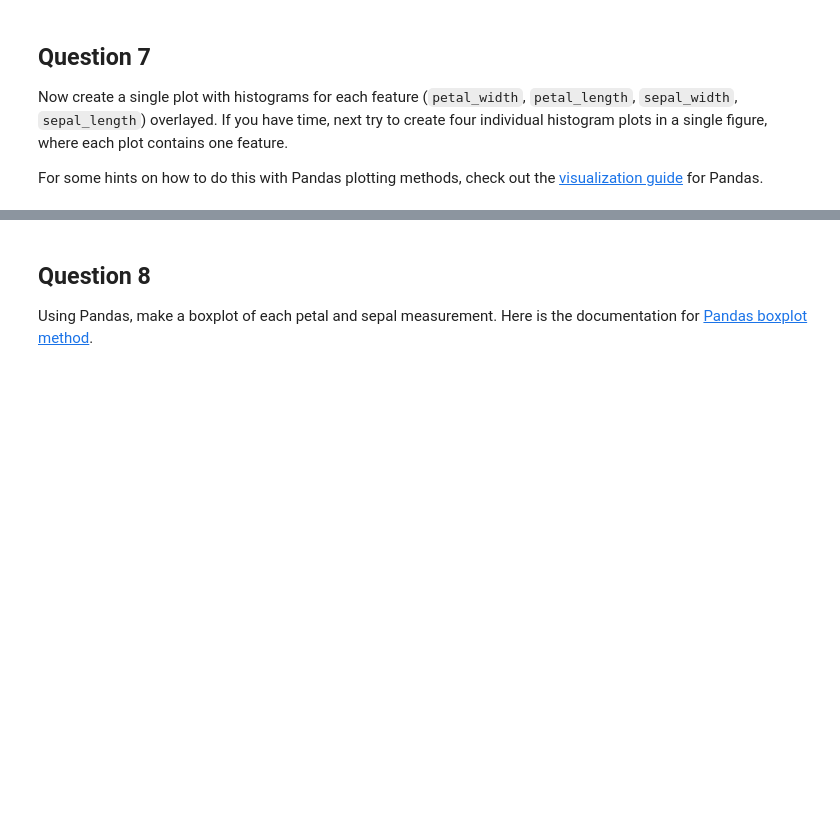
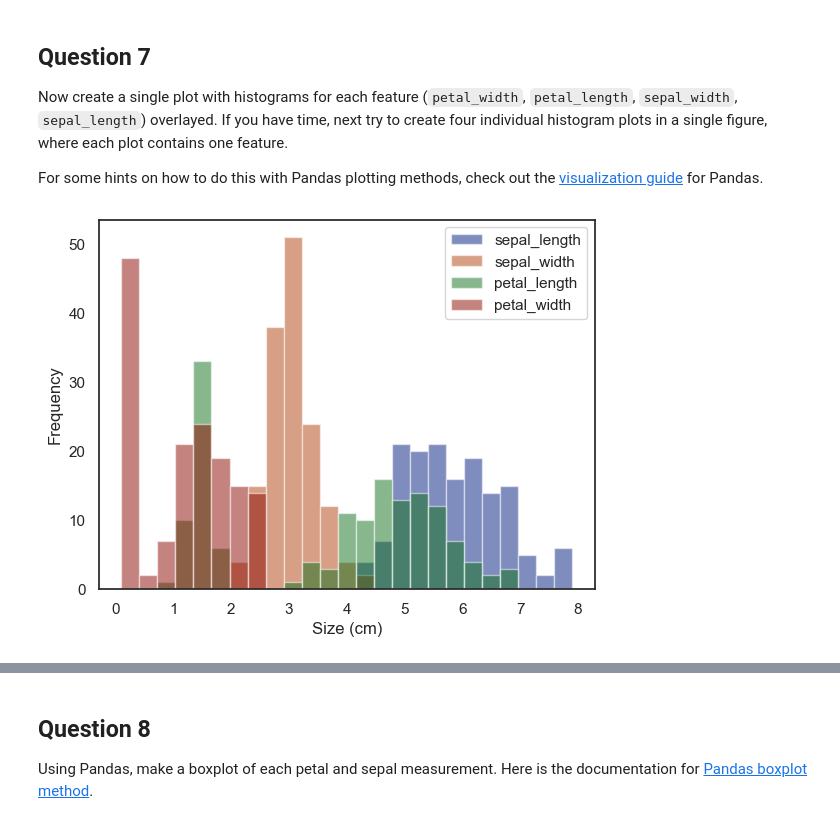
Before and after one commit to MutayyibAli/LearnPython, a Jupyter notebook: MachineLearningIBM/1_ExploratoryDataAnalysis/3_ExploratoryAnalysis/01_EDA.ipynb, the cells around one changed output, grey strips where cells are left out. Drawn from its saved outputs; the diff is of its cells as text; code cells hidden in the pictures; blank space fills up the shorter version.

```diff
--- a/MachineLearningIBM/1_ExploratoryDataAnalysis/3_ExploratoryAnalysis/01_EDA.ipynb
+++ b/MachineLearningIBM/1_ExploratoryDataAnalysis/3_ExploratoryAnalysis/01_EDA.ipynb
@@ -161,11 +233,13 @@ For some hints on how to do this with Pandas plotting methods, check out the [vi
 # %%
 import seaborn as sns
 
-sns.set_context("notebook")
+
 ### BEGIN SOLUTION
 # This uses the `.plot.hist` method
 ax = data.plot.hist(bins=25, alpha=0.5)
 ax.set_xlabel("Size (cm)");
+# %% [output]
+[figure, added]
 # %%
 # To create four separate plots, use Pandas `.hist` method
 axList = data.hist(bins=25, figsize=(20, 10))
```
Also changed, not shown: parts of 17 cells of this notebook, 9 other files.
